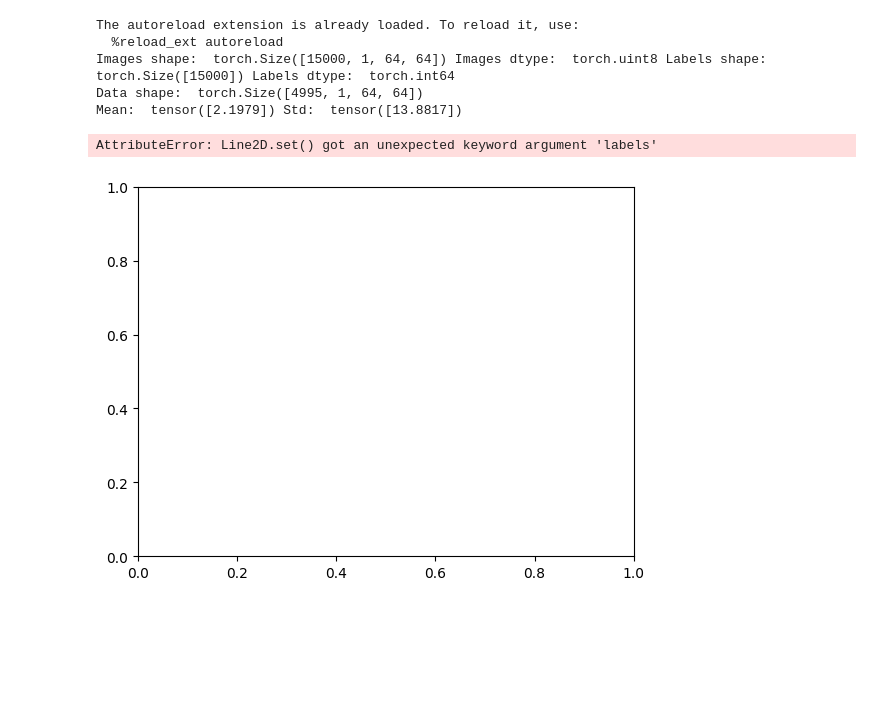
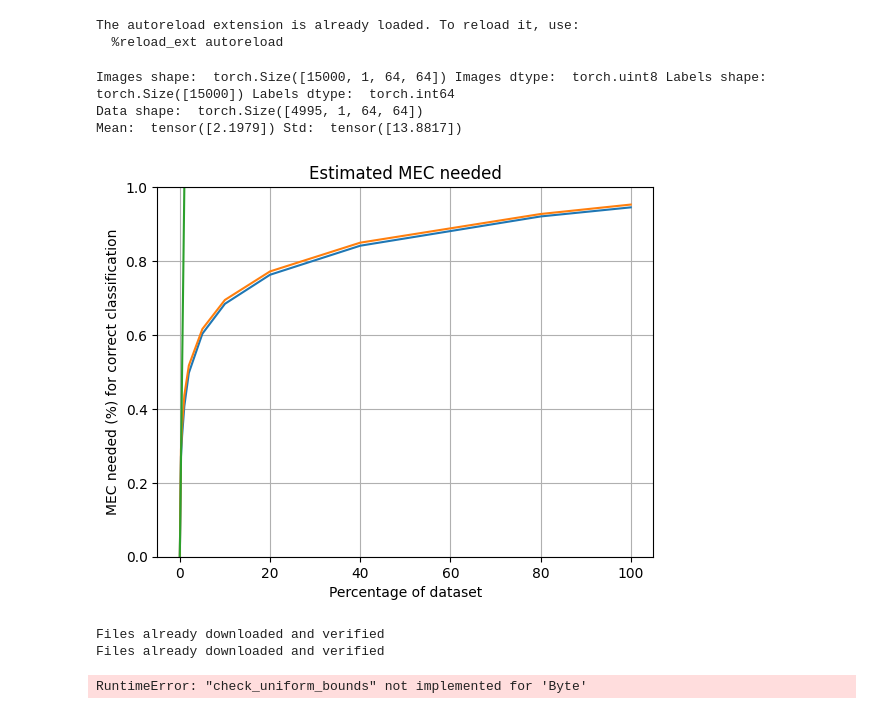
Before and after one commit to MSNetrom/COMPSCI294ExperimentalMM_Final, a Jupyter notebook: calcs.ipynb, the cells around one changed output. Cells and saved outputs as stored; diff of their text form; code cells hidden in the pictures; blank space fills up the shorter version.

```diff
--- a/calcs.ipynb
+++ b/calcs.ipynb
@@ -1,41 +1,62 @@
 # %%
 %load_ext autoreload
 %autoreload 2
+
+import math
 import torch
 import matplotlib.pyplot as plt
-import math
-
-from chinese_mnist_loader import load_chinese_mnist
-from utils import prepare_data_loaders, unpack_dataset
-from algorithms import alg_11
 
 torch.manual_seed(0)
 
-data, labels = load_chinese_mnist()
-data_loaders, data_sets, transform = prepare_data_loaders(data, labels, train_perc=0.333, test_perc=0.333, batch_size=50, num_workers=4)
-data, labels = unpack_dataset(data_sets['train_data'])
+from algorithms import alg_11
 
-sizes = [0, 0.25, 0.5, 1, 2, 5, 10, 20, 40, 80, 100]
-mecs = torch.Tensor(alg_11(data.flatten(start_dim=1), labels, sizes))*math.log2(15)
+def plot_capacity_progression(data, labels, classes):
+    sizes = [0, 0.25, 0.5, 1, 2, 5, 10, 20, 40, 80, 100]
+    mecs = torch.Tensor(alg_11(data.flatten(start_dim=1), labels, sizes))*math.log2(classes)
 
-data_rand = torch.rand_like(data)
-labels_rand = torch.randint(0, 15, labels.shape)
-mecs_rand = torch.Tensor(alg_11(data_rand.flatten(start_dim=1), labels_rand, sizes))*math.log2(15)
+    data_rand = torch.rand_like(data)
+    labels_rand = torch.randint(0, 15, labels.shape)
+    mecs_rand = torch.Tensor(alg_11(data_rand.flatten(start_dim=1), labels_rand, sizes))*math.log2(classes)
 
-plt.plot(sizes, 100*mecs / data.shape[0])
-plt.plot(sizes, 100*mecs_rand / data.shape[0])
-plt.plot(sizes, sizes)
-plt.title('Estimated MEC needed')
-plt.xlabel('Percentage of dataset')
-plt.ylabel('MEC needed (%) for correct classification')
-plt.ylim(bottom=0, top=1)
-plt.grid()
-plt.show()
+    plt.plot(sizes, 100*mecs / data.shape[0])
+    plt.plot(sizes, 100*mecs_rand / data.shape[0])
+    plt.plot(sizes, sizes)
+    plt.title('Estimated MEC needed')
+    plt.xlabel('Percentage of dataset')
+    plt.ylabel('MEC needed (%) for correct classification')
+    plt.ylim(bottom=0, top=1)
+    plt.grid()
+    plt.show()
 # %% [output]
 The autoreload extension is already loaded. To reload it, use:
   %reload_ext autoreload
-Images shape:  torch.Size([15000, 1, 64, 64]) Images dtype:  torch.uint8 Labels shape:  torch.Size([15000]) Labels dtype:  torch.int64
-Data shape:  torch.Size([4995, 1, 64, 64])
-Mean:  tensor([2.1979]) Std:  tensor([13.8817])
-AttributeError: Line2D.set() got an unexpected keyword argument 'labels'
-[figure, removed]
+# %%
+from chinese_mnist_loader import load_chinese_mnist
+from utils import prepare_data_loaders, unpack_dataset
+
+data, labels = load_chinese_mnist()
+data_loaders, data_sets, transform = prepare_data_loaders(data, labels, train_perc=0.333, test_perc=0.333, batch_size=50, num_workers=4)
+data, labels = unpack_dataset(data_sets['train_data'])
+
+plot_capacity_progression(data, labels, classes=15)
+# %% [output]
+Images shape:  torch.Size([15000, 1, 64, 64]) Images dtype:  torch.uint8 Labels shape:  torch.Size([15000]) Labels dtype:  torch.int64
+Data shape:  torch.Size([4995, 1, 64, 64])
+Mean:  tensor([2.1979]) Std:  tensor([13.8817])
+[figure, added]
+# %%
+from utils import load_cifar10
+
+cifar_train_data, _ = load_cifar10()
+
+data, labels = torch.vstack([d for d, _ in cifar_train_data]), torch.Tensor([l for _, l in cifar_train_data])
+data_loaders, data_sets, transform = prepare_data_loaders(data, labels, train_perc=1, test_perc=0, batch_size=50, num_workers=4)
+data, labels = unpack_dataset(data_sets['train_data'])
+
+data, labels = unpack_dataset(cifar_train_data)
+
+plot_capacity_progression(data, labels, classes=10)
+# %% [output]
+Files already downloaded and verified
+Files already downloaded and verified
+RuntimeError: "check_uniform_bounds" not implemented for 'Byte'
```
